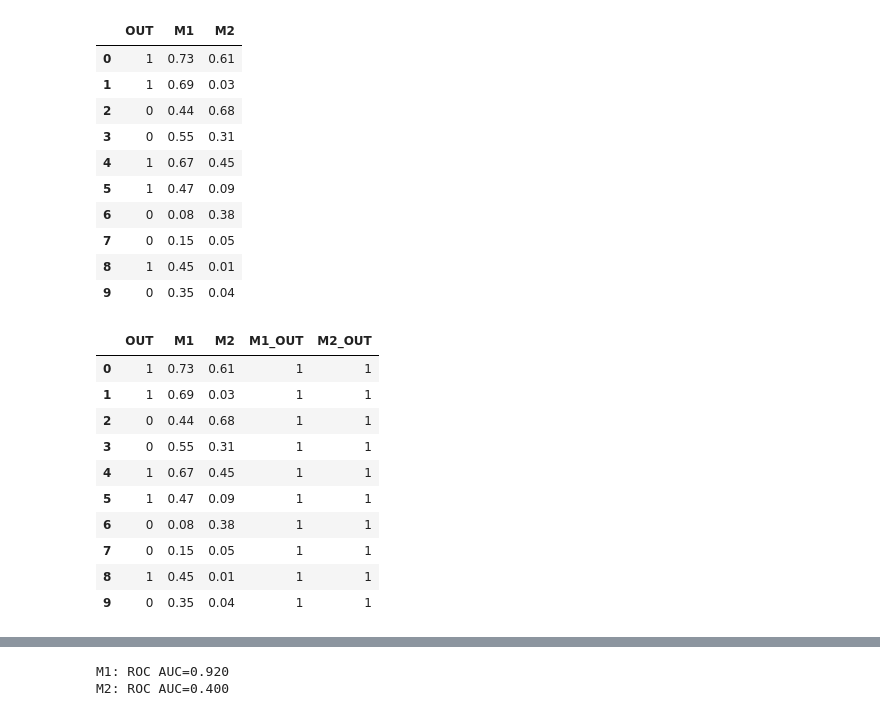
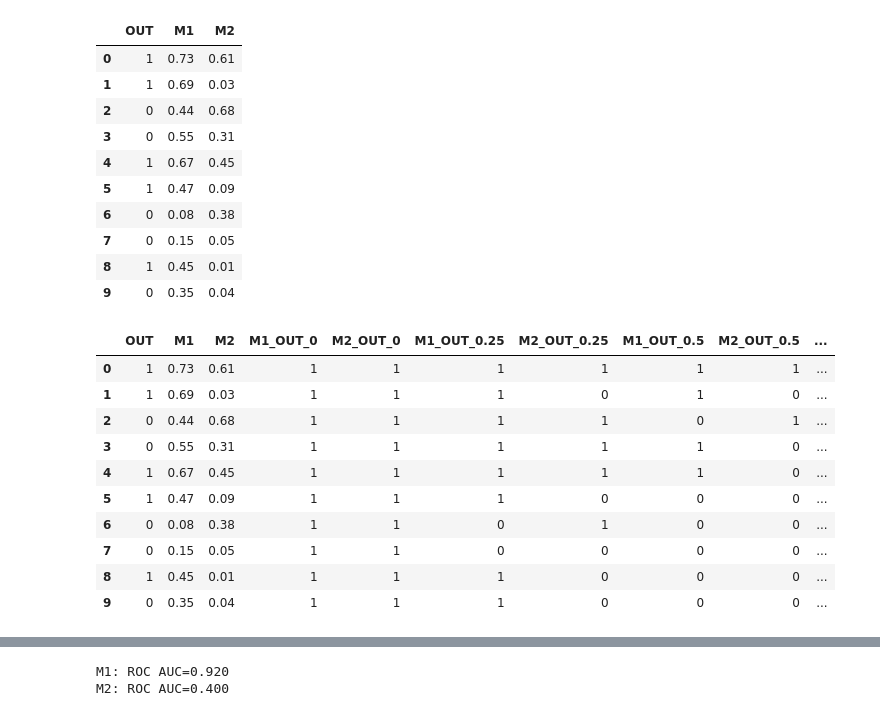
Before and after one commit to RightWrite/HandsOnMachineLearning, a Jupyter notebook: Exam/auc_roc.ipynb, the cells around one changed output, grey strips where cells are left out. Cells and saved outputs as stored; diff of their text form; code cells hidden in the pictures.

```diff
--- a/Exam/auc_roc.ipynb
+++ b/Exam/auc_roc.ipynb
@@ -69,20 +80,25 @@ df
 | 7 | 0 | 0.15 | 0.05 |
 | 8 | 1 | 0.45 | 0.01 |
 | 9 | 0 | 0.35 | 0.04 |
-# %%
-threshold=0
-df['M1_OUT']=np.where(df['M1'] >= threshold, 1, 0)
-df['M2_OUT']=np.where(df['M2'] >= threshold, 1, 0)
-df
-# %% [output]
-|  | OUT | M1 | M2 | M1_OUT | M2_OUT |
-| 0 | 1 | 0.73 | 0.61 | 1 | 1 |
-| 1 | 1 | 0.69 | 0.03 | 1 | 1 |
-| 2 | 0 | 0.44 | 0.68 | 1 | 1 |
-| 3 | 0 | 0.55 | 0.31 | 1 | 1 |
-| 4 | 1 | 0.67 | 0.45 | 1 | 1 |
-| 5 | 1 | 0.47 | 0.09 | 1 | 1 |
-| 6 | 0 | 0.08 | 0.38 | 1 | 1 |
-| 7 | 0 | 0.15 | 0.05 | 1 | 1 |
-| 8 | 1 | 0.45 | 0.01 | 1 | 1 |
-| 9 | 0 | 0.35 | 0.04 | 1 | 1 |
+# %%
+# for threshold in [0, 0.25, 0.5, 0.75, 1]:
+#     df['M1_OUT_' + str(threshold)] = np.where(df['M1'] >= threshold, '+', '-')
+#     df['M2_OUT_' + str(threshold)] = np.where(df['M2'] >= threshold, '+', '-')
+# df
+
+for threshold in [0, 0.25, 0.5, 0.75, 1]:
+    df['M1_OUT_' + str(threshold)] = np.where(df['M1'] >= threshold, 1, 0)
+    df['M2_OUT_' + str(threshold)] = np.where(df['M2'] >= threshold, 1, 0)
+df
+# %% [output]
+|  | OUT | M1 | M2 | M1_OUT_0 | M2_OUT_0 | M1_OUT_0.25 | M2_OUT_0.25 | M1_OUT_0.5 | M2_OUT_0.5 | ... |
+| 0 | 1 | 0.73 | 0.61 | 1 | 1 | 1 | 1 | 1 | 1 | ... |
+| 1 | 1 | 0.69 | 0.03 | 1 | 1 | 1 | 0 | 1 | 0 | ... |
+| 2 | 0 | 0.44 | 0.68 | 1 | 1 | 1 | 1 | 0 | 1 | ... |
+| 3 | 0 | 0.55 | 0.31 | 1 | 1 | 1 | 1 | 1 | 0 | ... |
+| 4 | 1 | 0.67 | 0.45 | 1 | 1 | 1 | 1 | 1 | 0 | ... |
+| 5 | 1 | 0.47 | 0.09 | 1 | 1 | 1 | 0 | 0 | 0 | ... |
+| 6 | 0 | 0.08 | 0.38 | 1 | 1 | 0 | 1 | 0 | 0 | ... |
+| 7 | 0 | 0.15 | 0.05 | 1 | 1 | 0 | 0 | 0 | 0 | ... |
+| 8 | 1 | 0.45 | 0.01 | 1 | 1 | 1 | 0 | 0 | 0 | ... |
+| 9 | 0 | 0.35 | 0.04 | 1 | 1 | 1 | 0 | 0 | 0 | ... |
```
Also changed, not shown: parts of 7 cells of this notebook, 1 other file.
